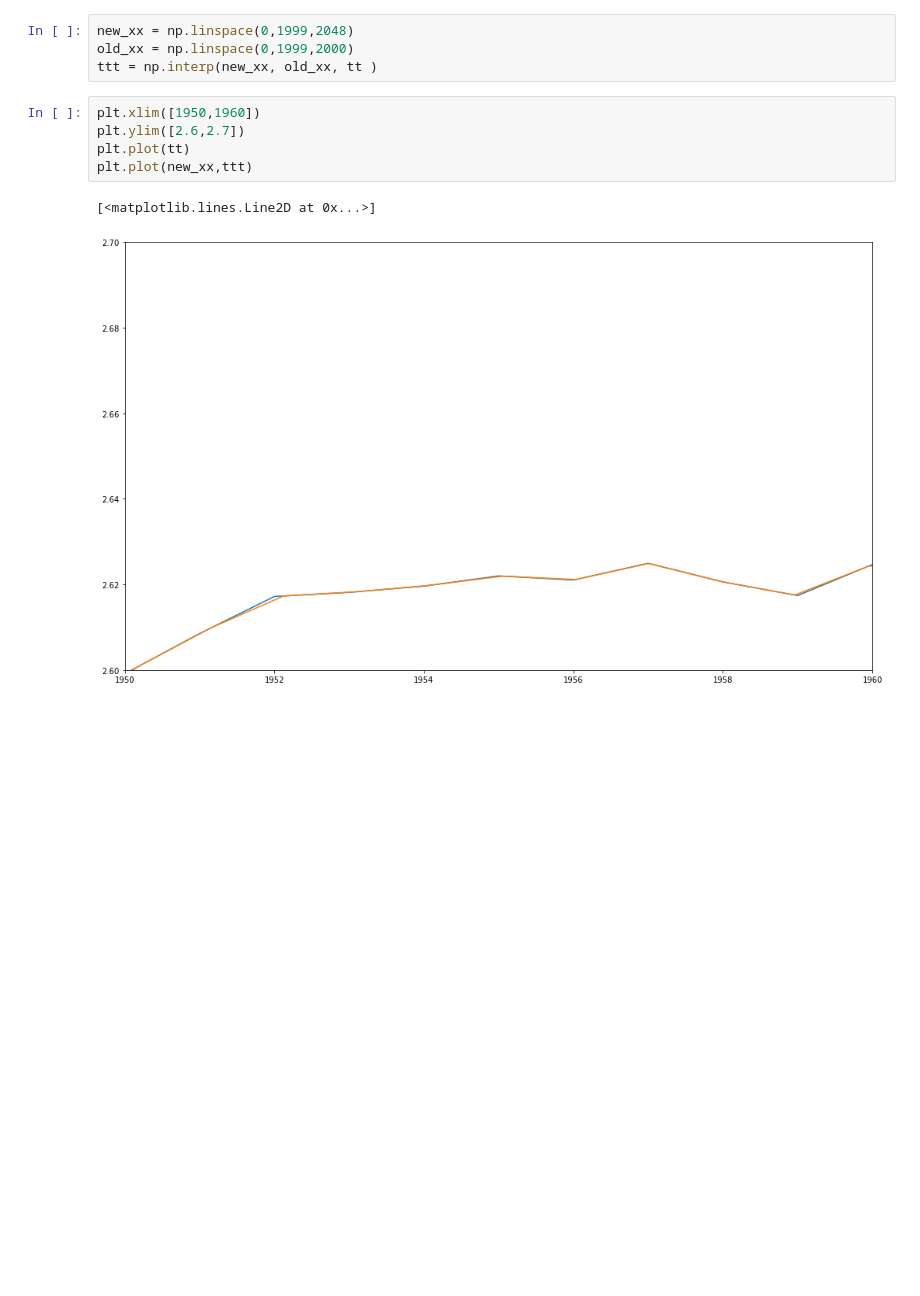
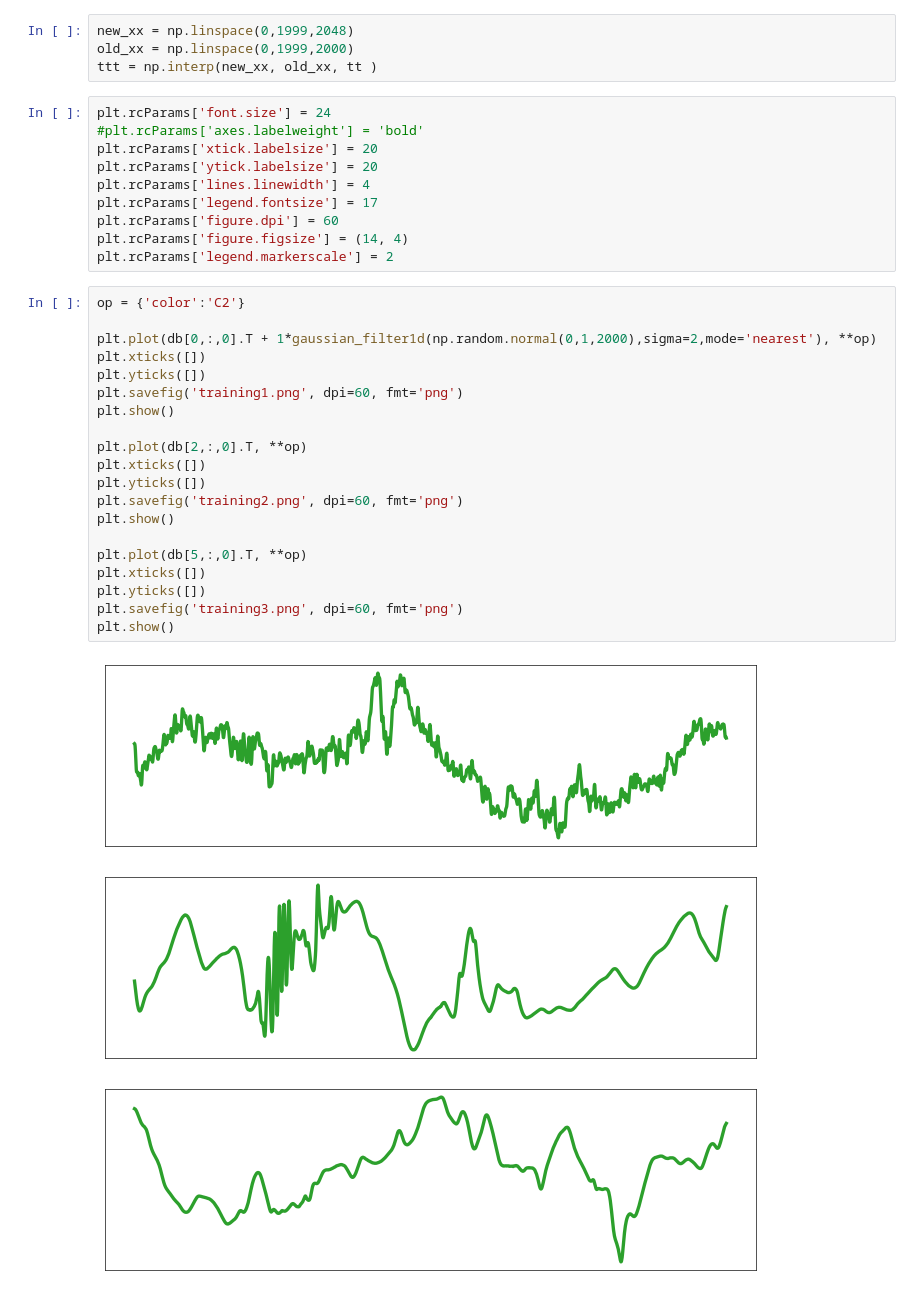
Before and after one commit to scarpma/lagrangian, a Jupyter notebook: db.ipynb, the cells around one changed output. Saved outputs shown, nothing was run; the diff lists cells and outputs as text; blank space fills up the shorter version.

```diff
--- a/db.ipynb
+++ b/db.ipynb
@@ -38,11 +38,37 @@ tt = db[0,:,0]
 new_xx = np.linspace(0,1999,2048)
 old_xx = np.linspace(0,1999,2000)
 ttt = np.interp(new_xx, old_xx, tt )
-# %%
-plt.xlim([1950,1960])
-plt.ylim([2.6,2.7])
-plt.plot(tt)
-plt.plot(new_xx,ttt)
-# %% [output]
-[<matplotlib.lines.Line2D at 0x...>]
-[figure, removed]
+# %%
+plt.rcParams['font.size'] = 24
+#plt.rcParams['axes.labelweight'] = 'bold'
+plt.rcParams['xtick.labelsize'] = 20
+plt.rcParams['ytick.labelsize'] = 20
+plt.rcParams['lines.linewidth'] = 4
+plt.rcParams['legend.fontsize'] = 17
+plt.rcParams['figure.dpi'] = 60
+plt.rcParams['figure.figsize'] = (14, 4)
+plt.rcParams['legend.markerscale'] = 2
+# %%
+op = {'color':'C2'}
+
+plt.plot(db[0,:,0].T + 1*gaussian_filter1d(np.random.normal(0,1,2000),sigma=2,mode='nearest'), **op)
+plt.xticks([])
+plt.yticks([])
+plt.savefig('training1.png', dpi=60, fmt='png')
+plt.show()
+
+plt.plot(db[2,:,0].T, **op)
+plt.xticks([])
+plt.yticks([])
+plt.savefig('training2.png', dpi=60, fmt='png')
+plt.show()
+
+plt.plot(db[5,:,0].T, **op)
+plt.xticks([])
+plt.yticks([])
+plt.savefig('training3.png', dpi=60, fmt='png')
+plt.show()
+# %% [output]
+[figure, added]
+[figure, added]
+[figure, added]
```
Also changed, not shown: parts of 12 cells of this notebook, 36 other files.
